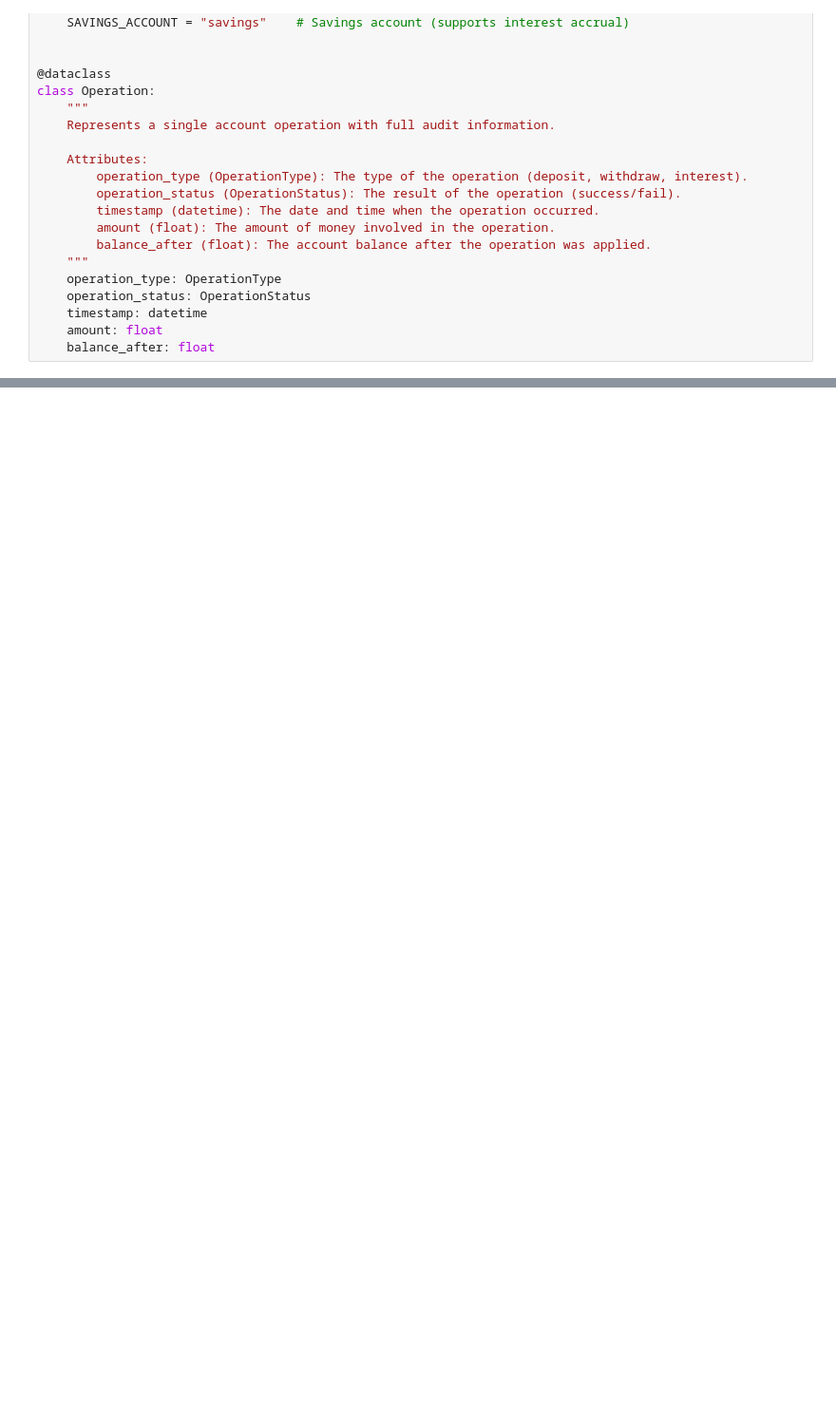
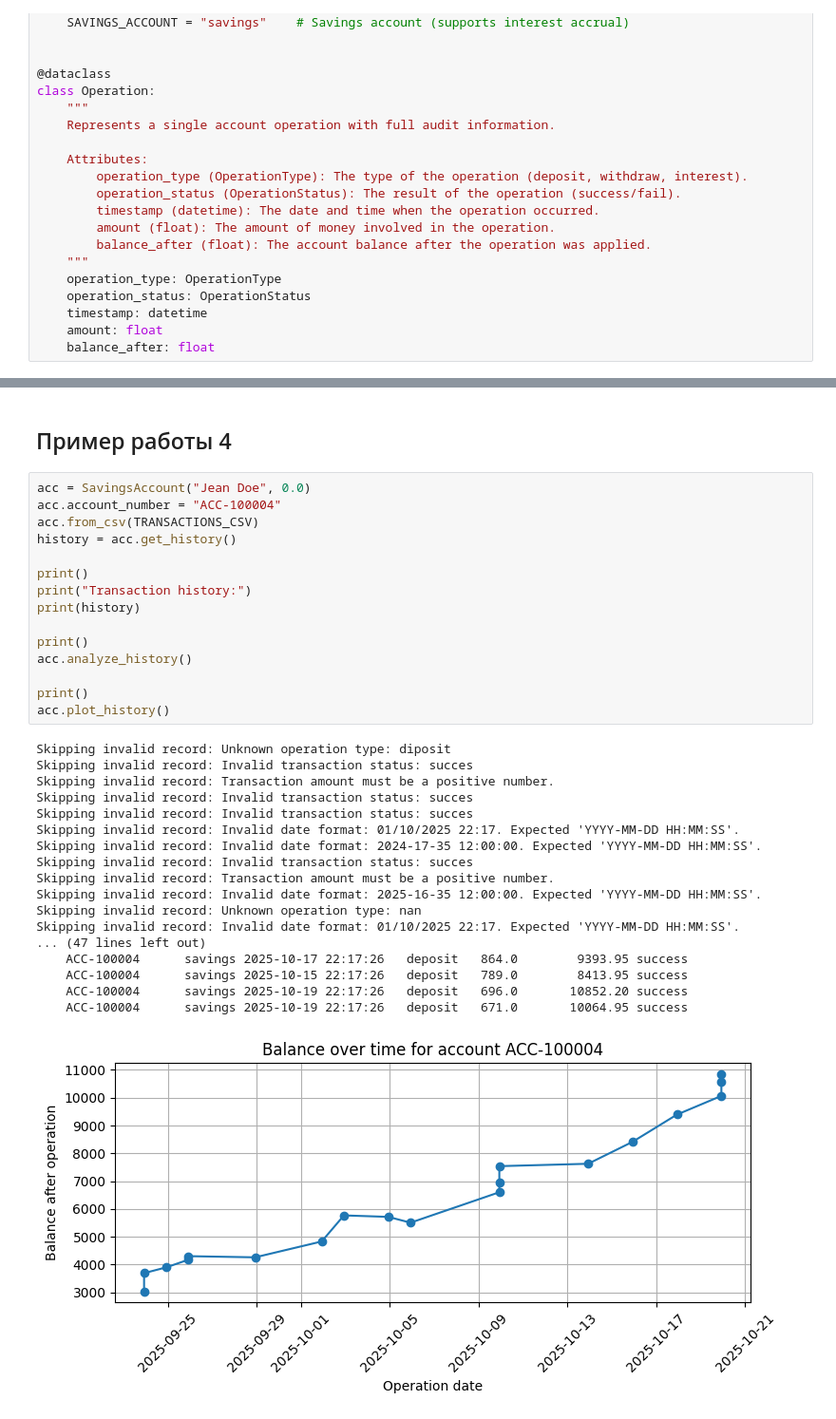
Before and after one commit to tdsergienko/Python-for-Data-Engineering, a Jupyter notebook: homework_5/solution.ipynb, the cells around one changed output, grey strips where cells are left out. Shown at 95% size. Drawn from its saved outputs; the diff is of its cells as text; blank space fills up the shorter version.

```diff
--- a/homework_5/solution.ipynb
+++ b/homework_5/solution.ipynb
@@ -509,0 +611,36 @@ acc.plot_histry()
+# %% [markdown]
+## Пример работы 4
+# %%
+acc = SavingsAccount("Jean Doe", 0.0)
+acc.account_number = "ACC-100004"
+acc.from_csv(TRANSACTIONS_CSV)
+history = acc.get_history()
+
+print()
+print("Transaction history:")
+print(history)
+
+print()
+acc.analyze_history()
+
+print()
+acc.plot_history()
+# %% [output]
+Skipping invalid record: Unknown operation type: diposit
+Skipping invalid record: Invalid transaction status: succes
+Skipping invalid record: Transaction amount must be a positive number.
+Skipping invalid record: Invalid transaction status: succes
+Skipping invalid record: Invalid transaction status: succes
+Skipping invalid record: Invalid date format: 01/10/2025 22:17. Expected 'YYYY-MM-DD HH:MM:SS'.
+Skipping invalid record: Invalid date format: 2024-17-35 12:00:00. Expected 'YYYY-MM-DD HH:MM:SS'.
+Skipping invalid record: Invalid transaction status: succes
+Skipping invalid record: Transaction amount must be a positive number.
+Skipping invalid record: Invalid date format: 2025-16-35 12:00:00. Expected 'YYYY-MM-DD HH:MM:SS'.
+Skipping invalid record: Unknown operation type: nan
+Skipping invalid record: Invalid date format: 01/10/2025 22:17. Expected 'YYYY-MM-DD HH:MM:SS'.
+... (47 lines left out)
+    ACC-100004      savings 2025-10-17 22:17:26   deposit   864.0        9393.95 success
+    ACC-100004      savings 2025-10-15 22:17:26   deposit   789.0        8413.95 success
+    ACC-100004      savings 2025-10-19 22:17:26   deposit   696.0       10852.20 success
+    ACC-100004      savings 2025-10-19 22:17:26   deposit   671.0       10064.95 success
+[figure, added]
```
Also changed, not shown: parts of 12 cells of this notebook.
